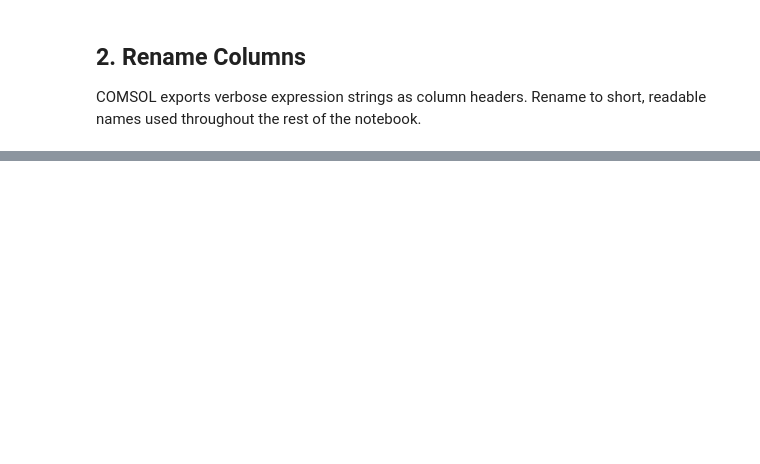
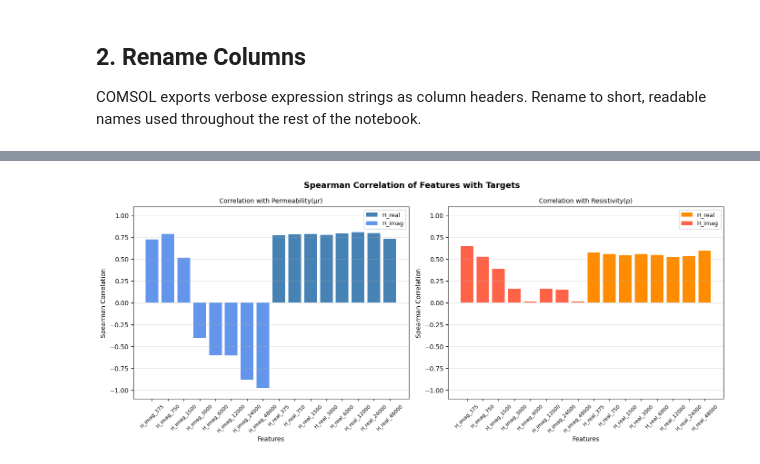
Before and after one commit to Benn800/ect-inversion, a Jupyter notebook: notebooks/01_eda.ipynb, the cells around one changed output, grey strips where cells are left out. Saved outputs shown, nothing was run; the diff lists cells and outputs as text; code cells hidden in the pictures; blank space fills up the shorter version.

```diff
--- a/notebooks/01_eda.ipynb
+++ b/notebooks/01_eda.ipynb
@@ -163,0 +326,17 @@ plt.show()
+# %%
+# Spearman's Correlation
+from src.data import reshape_wide
+
+wide_df = reshape_wide(raw)
+
+sp_corr = wide_df.corr(method='spearman')
+
+# Extract only the feature columns
+feature_cols = [c for c in wide_df.columns if c not in ['permeability', 'resistivity']]
+
+mu_corr = sp_corr.loc[feature_cols, 'permeability']
+rho_corr = sp_corr.loc[feature_cols, 'resistivity']
+
+print(f"Spearman Correlation with permeability:\n{mu_corr.round(3).to_string()}\n")
+print(f"Spearman Correlation with resistivity:\n{rho_corr.round(3).to_string()}\n")
+print(f"Targets Correlation: {sp_corr.loc['permeability', 'resistivity']:.3f}")
@@ -163,0 +361,40 @@ plt.show()
+# %%
+fig, axes = plt.subplots(1, 2, figsize=(14, 6))
+fig.suptitle('Spearman Correlation of Features with Targets',
+             fontsize=13, fontweight='bold')
+
+x = np.arange(len(feature_cols))
+
+
+colours_mu = ['steelblue' if 'real' in c else 'cornflowerblue' for c in feature_cols]
+colours_rho = ['darkorange' if 'real' in c else 'tomato' for c in feature_cols]
+
+corr_plot_data = [
+    (axes[0], mu_corr, 'Correlation with Permeability(μr)', colours_mu),
+    (axes[1], rho_corr, 'Correlation with Resistivity(ρ)', colours_rho)
+]
+
+for ax, corr, title, colour in corr_plot_data:
+    ax.bar(x, corr.values, color=colour)
+    ax.set_title(f'{title}', fontsize=10)
+    ax.set_xlabel('Features')
+    ax.set_ylabel('Spearman Correlation')
+    ax.set_ylim(-1.1, 1.1)
+    ax.set_xticks(x)
+    ax.set_xticklabels(feature_cols, rotation=45, fontsize=8)
+    ax.grid(True, alpha=0.3, axis='y')
+
+# Add Legend
+from matplotlib.patches import Patch
+legend_elements = [Patch(facecolor='steelblue', label='H_real'),
+                   Patch(facecolor='cornflowerblue', label='H_imag')]
+axes[0].legend(handles=legend_elements, fontsize=9)
+legend_elements2 = [Patch(facecolor='darkorange', label='H_real'),
+                   Patch(facecolor='tomato', label='H_imag')]
+axes[1].legend(handles=legend_elements2, fontsize=9)
+
+plt.tight_layout()
+plt.savefig(fig_dir/'correlation_analysis.png', dpi=150, bbox_inches='tight')
+plt.show()
+# %% [output]
+[figure, added]
```
Also changed, not shown: parts of 31 cells of this notebook, 7 other files.
